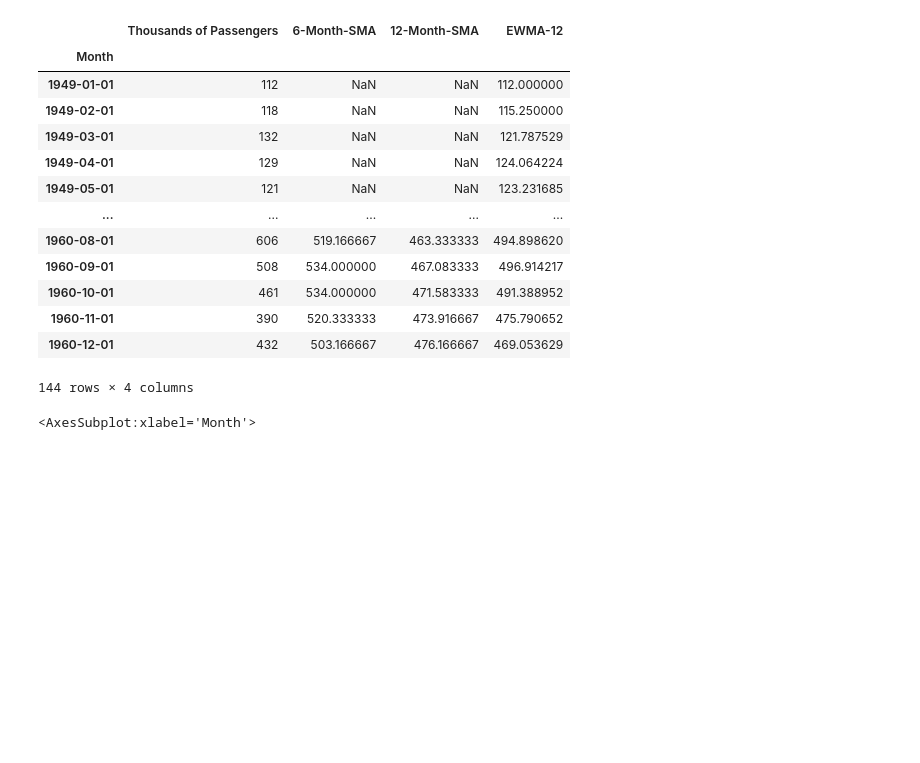
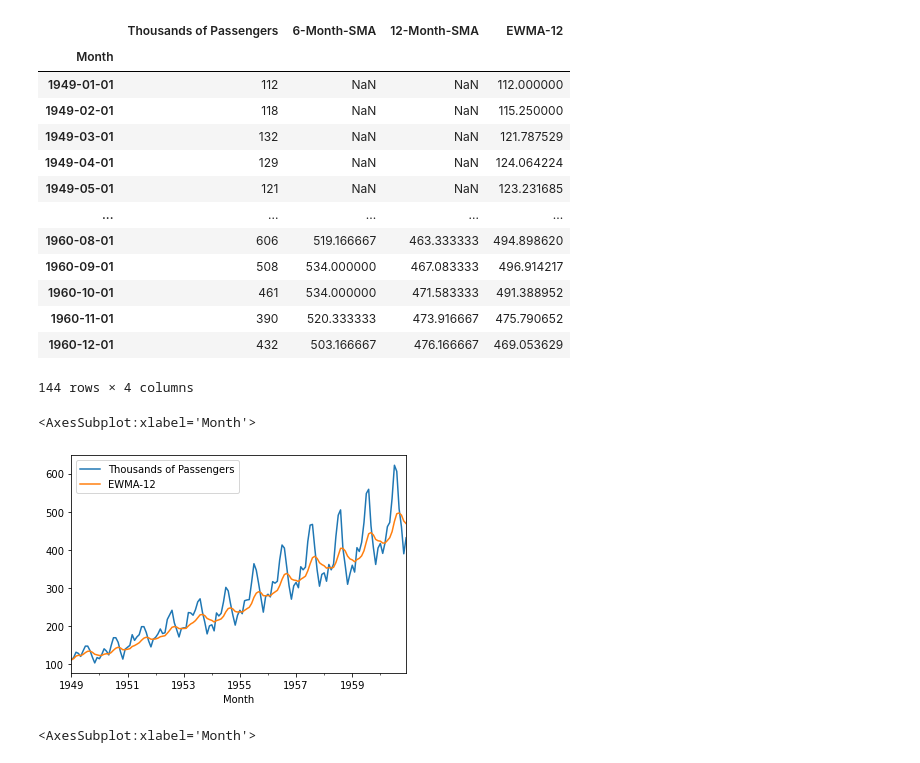
Before and after one commit to Narula901/Python-Library, a Jupyter notebook: Forecasting Model/lec - 3 Exponential Weighted Moving Average.ipynb, the cells around one changed output. Saved outputs shown, nothing was run; the diff lists cells and outputs as text; code cells hidden in the pictures; blank space fills up the shorter version.

```diff
--- a/Forecasting Model/lec - 3 Exponential Weighted Moving Average.ipynb
+++ b/Forecasting Model/lec - 3 Exponential Weighted Moving Average.ipynb
@@ -66,6 +66,11 @@ airline
 | 1960-11-01 | 390 | 520.333333 | 473.916667 | 475.790652 |
 | 1960-12-01 | 432 | 503.166667 | 476.166667 | 469.053629 |
 144 rows × 4 columns
+# %%
+airline[['Thousands of Passengers', 'EWMA-12']].plot()
+# %% [output]
+<AxesSubplot:xlabel='Month'>
+[figure, added]
 # %%
 airline[['Thousands of Passengers', 'EWMA-12']].plot(figsize=(10,8))
 # %% [output]
```
